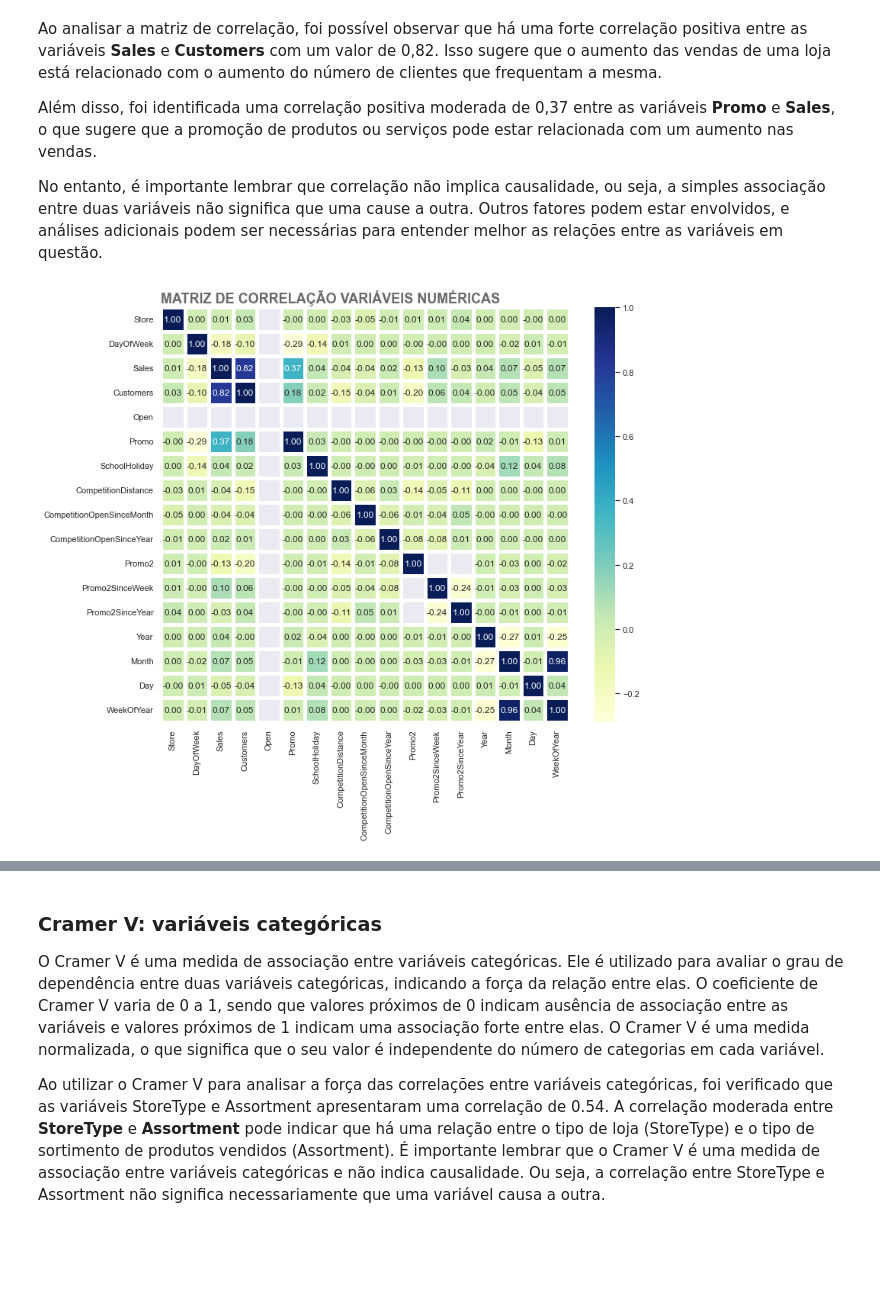
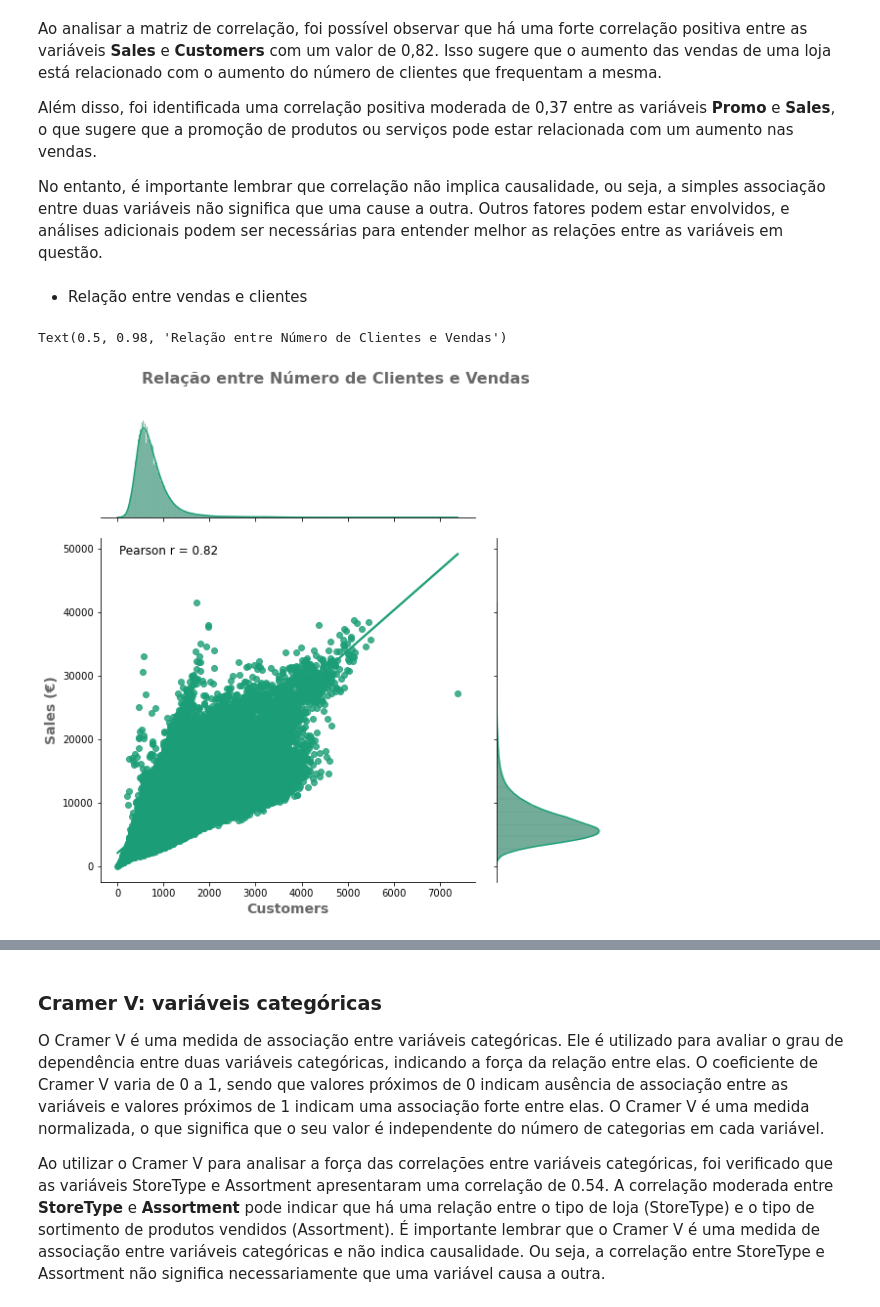
Before and after one commit to LidAlmeida/rossmann_prediction, a Jupyter notebook: notebooks/1.0-eda-rossmann-LA.ipynb, the cells around one changed output, grey strips where cells are left out. Cells and saved outputs as stored; diff of their text form; code cells hidden in the pictures; blank space fills up the shorter version.

```diff
--- a/notebooks/1.0-eda-rossmann-LA.ipynb
+++ b/notebooks/1.0-eda-rossmann-LA.ipynb
@@ -1210,12 +1294,26 @@ Ao analisar a matriz de correlação, foi possível observar que há uma forte c
 Além disso, foi identificada uma correlação positiva moderada de 0,37 entre as variáveis **Promo** e **Sales**, o que sugere que a promoção de produtos ou serviços pode estar relacionada com um aumento nas vendas.
 
 No entanto, é importante lembrar que correlação não implica causalidade, ou seja, a simples associação entre duas variáveis não significa que uma cause a outra. Outros fatores podem estar envolvidos, e análises adicionais podem ser necessárias para entender melhor as relações entre as variáveis em questão.
+# %% [markdown]
+ - Relação entre vendas e clientes
+# %%
+# Gráfico de dispersão com histogramas
+g = sns.jointplot(x='Customers', y='Sales', data=df2, kind='reg', height=8, ratio=3)
+
+# Cálculo do coeficiente de correlação de Pearson
+corr_coef, _ = pearsonr(df2['Customers'], df2['Sales'])
+
+# Adição do valor do coeficiente de correlação no gráfico
+g.ax_joint.annotate(f'Pearson r = {corr_coef:.2f}', xy=(0.05, 0.95), xycoords='axes fraction', fontsize=12)
+
+# Ajuste título
+g.fig.subplots_adjust(top=0.9)
+
+# Adição do título
+g.set_axis_labels('Customers', 'Sales (€)', fontsize=14, fontweight='bold', color='dimgrey')
+g.fig.suptitle('Relação entre Número de Clientes e Vendas', fontsize=16, fontweight='bold', color='dimgrey')
+# %% [output]
+Text(0.5, 0.98, 'Relação entre Número de Clientes e Vendas')
+[figure, added]
 # %%
 df_corr = df2.corr()
-# %%
-f, ax = plt.subplots(figsize=(12, 10))
-sns.heatmap(df_corr, ax=ax, cmap='YlGnBu', annot=True, fmt='.2f', linewidths=5)
-title = 'MATRIZ DE CORRELAÇÃO VARIÁVEIS NUMÉRICAS'
-plt.title(title, loc='left', fontsize=18, color='dimgrey', fontweight='bold')
-# %% [output]
-[figure, removed]
```
Also changed, not shown: parts of 27 cells of this notebook, 9 other files.
